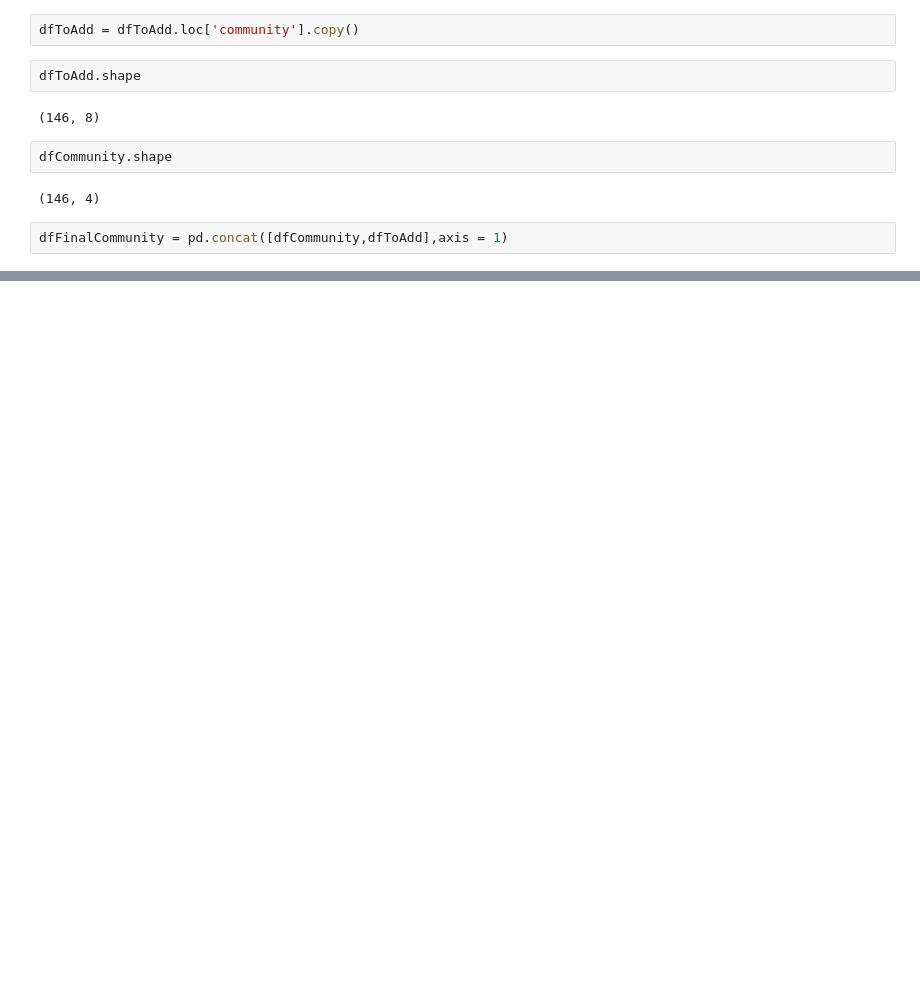
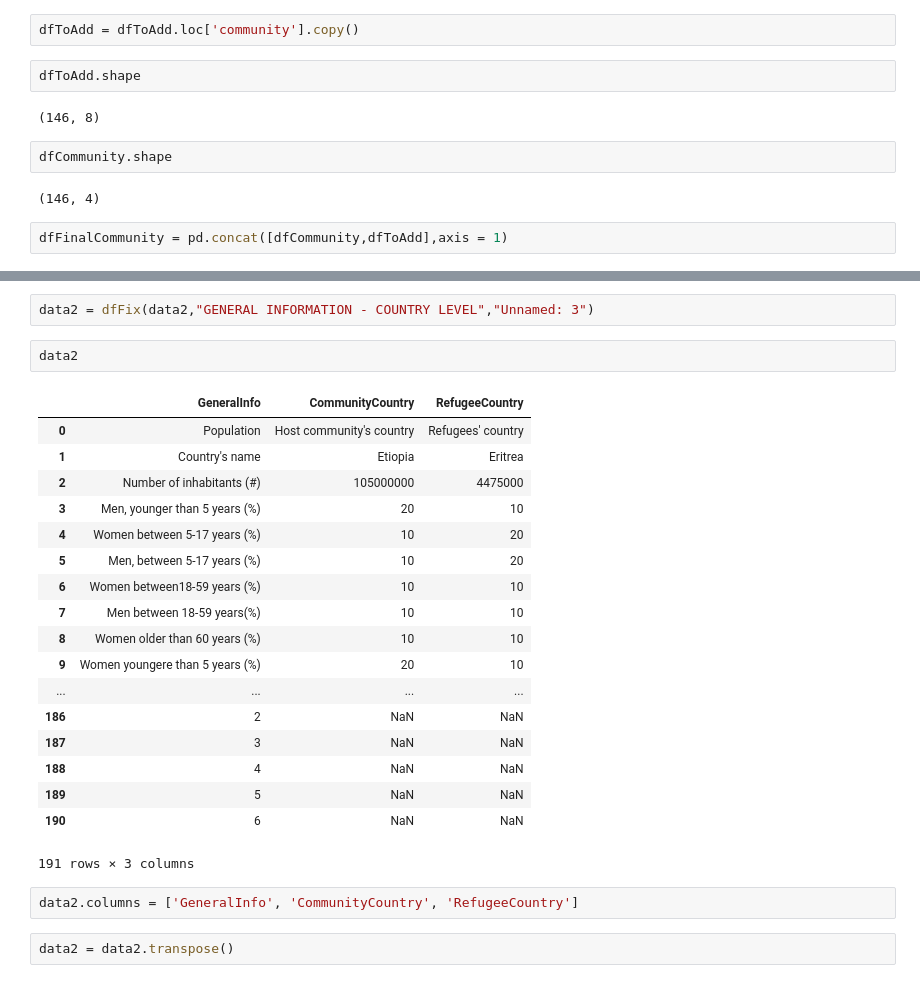
Before and after one commit to guillermosanchezg/NAUTIA, a Jupyter notebook: DesarrolloPy/NotebookPruebas.ipynb, the cells around one changed output, grey strips where cells are left out. Saved outputs shown, nothing was run; the diff lists cells and outputs as text; blank space fills up the shorter version.

```diff
--- a/DesarrolloPy/NotebookPruebas.ipynb
+++ b/DesarrolloPy/NotebookPruebas.ipynb
@@ -66,0 +86,27 @@ UnicodeDecodeError: 'utf-8' codec can't decode byte 0xf1 in position 22: invalid
+# %%
+data2 = dfFix(data2,"GENERAL INFORMATION - COUNTRY LEVEL","Unnamed: 3")
+# %%
+data2
+# %% [output]
+|  | GeneralInfo | CommunityCountry | RefugeeCountry |
+| 0 | Population | Host community's country | Refugees' country |
+| 1 | Country's name | Etiopia | Eritrea |
+| 2 | Number of inhabitants (#) | 105000000 | 4475000 |
+| 3 | Men, younger than 5 years (%) | 20 | 10 |
+| 4 | Women between 5-17 years (%) | 10 | 20 |
+| 5 | Men, between 5-17 years (%) | 10 | 20 |
+| 6 | Women between18-59 years (%) | 10 | 10 |
+| 7 | Men between 18-59 years(%) | 10 | 10 |
+| 8 | Women older than 60 years (%) | 10 | 10 |
+| 9 | Women youngere than 5 years (%) | 20 | 10 |
+| ... | ... | ... | ... |
+| 186 | 2 | NaN | NaN |
+| 187 | 3 | NaN | NaN |
+| 188 | 4 | NaN | NaN |
+| 189 | 5 | NaN | NaN |
+| 190 | 6 | NaN | NaN |
+191 rows × 3 columns
+# %%
+data2.columns = ['GeneralInfo', 'CommunityCountry', 'RefugeeCountry']
+# %%
+data2 = data2.transpose()
```
Also changed, not shown: parts of 10 cells of this notebook, 2 other files.
